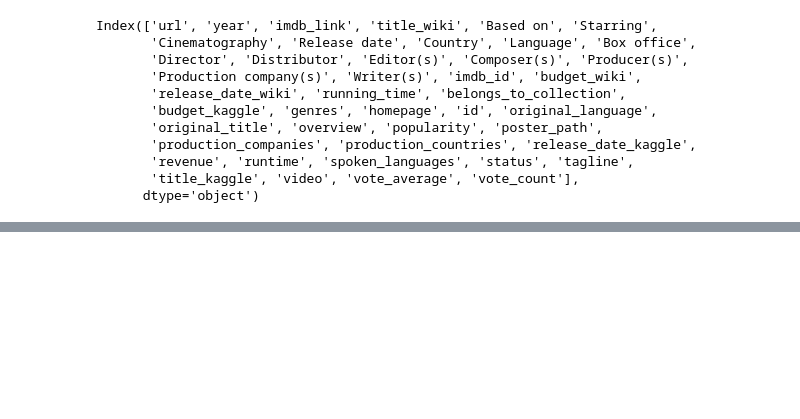
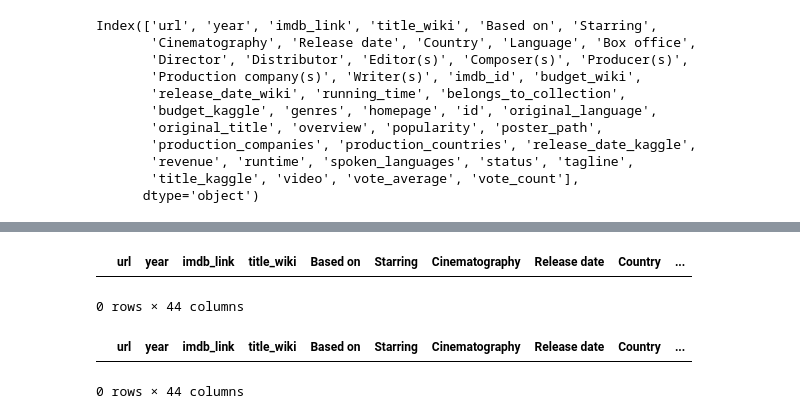
Before and after one commit to DonnieData/Movies-ETL, a Jupyter notebook: Movies_ETL.ipynb, the cells around one changed output, grey strips where cells are left out. Saved outputs shown, nothing was run; the diff lists cells and outputs as text; code cells hidden in the pictures; blank space fills up the shorter version.

```diff
--- a/Movies_ETL.ipynb
+++ b/Movies_ETL.ipynb
@@ -1155,0 +1191,10 @@ Index(['url', 'year', 'imdb_link', 'title_wiki', 'Based on', 'Starring',
+# %%
+# Show any rows where titles are empty is empty
+movies_df[(movies_df['title_kaggle'] == '') | (movies_df['title_kaggle'].isnull())]
+
+movies_df[(movies_df['title_wiki'] == '') | (movies_df['title_wiki'].isnull())]
+# %% [output]
+|  | url | year | imdb_link | title_wiki | Based on | Starring | Cinematography | Release date | Country | ... |
+0 rows × 44 columns
+|  | url | year | imdb_link | title_wiki | Based on | Starring | Cinematography | Release date | Country | ... |
+0 rows × 44 columns
```
Also changed, not shown: parts of 6 cells of this notebook.
